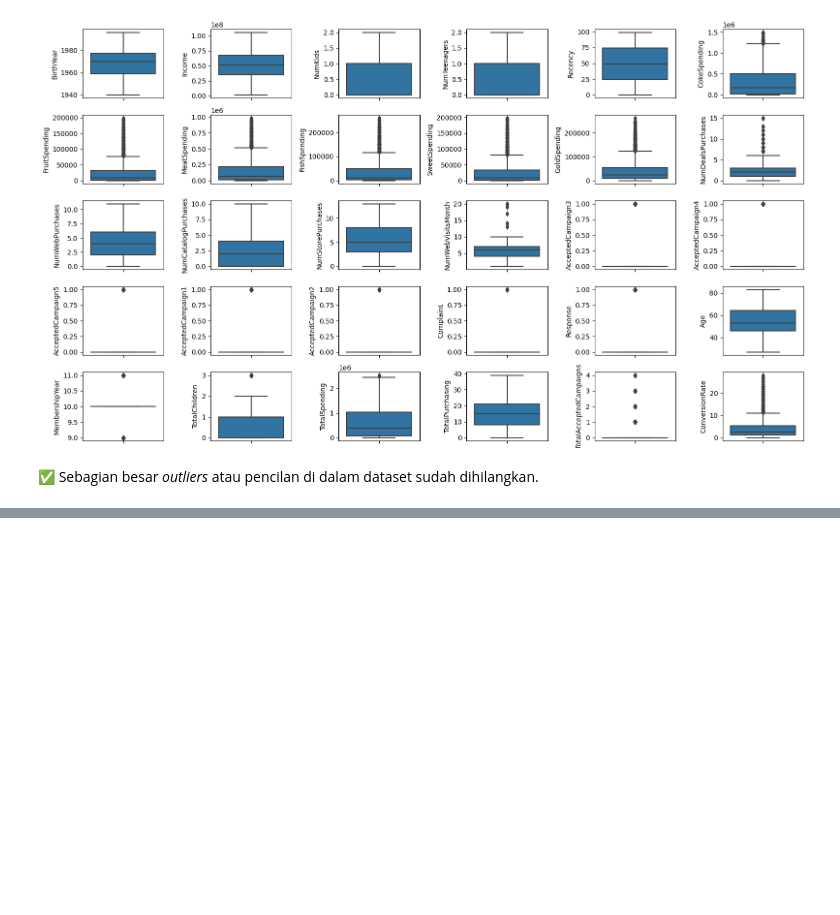
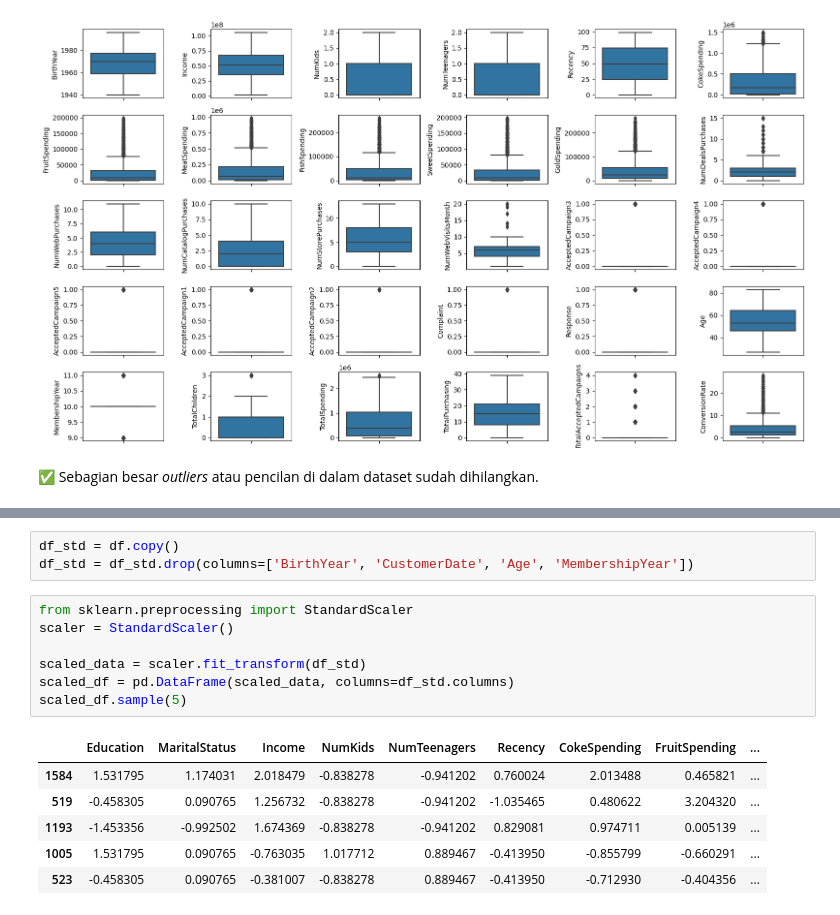
Before and after one commit to sabirinID/Predicting-Customer-Personality, a Jupyter notebook: Notebooks/marketing_campaign.ipynb, the cells around one changed output, grey strips where cells are left out. Saved outputs shown, nothing was run; the diff lists cells and outputs as text; blank space fills up the shorter version.

```diff
--- a/Notebooks/marketing_campaign.ipynb
+++ b/Notebooks/marketing_campaign.ipynb
@@ -840,0 +882,17 @@ for i in range(0, len(num_cols)):
+# %%
+df_std = df.copy()
+df_std = df_std.drop(columns=['BirthYear', 'CustomerDate', 'Age', 'MembershipYear'])
+# %%
+from sklearn.preprocessing import StandardScaler
+scaler = StandardScaler()
+
+scaled_data = scaler.fit_transform(df_std)
+scaled_df = pd.DataFrame(scaled_data, columns=df_std.columns)
+scaled_df.sample(5)
+# %% [output]
+|  | Education | MaritalStatus | Income | NumKids | NumTeenagers | Recency | CokeSpending | FruitSpending | ... |
+| 1584 | 1.531795 | 1.174031 | 2.018479 | -0.838278 | -0.941202 | 0.760024 | 2.013488 | 0.465821 | ... |
+| 519 | -0.458305 | 0.090765 | 1.256732 | -0.838278 | -0.941202 | -1.035465 | 0.480622 | 3.204320 | ... |
+| 1193 | -1.453356 | -0.992502 | 1.674369 | -0.838278 | -0.941202 | 0.829081 | 0.974711 | 0.005139 | ... |
+| 1005 | 1.531795 | 0.090765 | -0.763035 | 1.017712 | 0.889467 | -0.413950 | -0.855799 | -0.660291 | ... |
+| 523 | -0.458305 | 0.090765 | -0.381007 | -0.838278 | 0.889467 | -0.413950 | -0.712930 | -0.404356 | ... |
```
Also changed, not shown: parts of 10 cells of this notebook.
